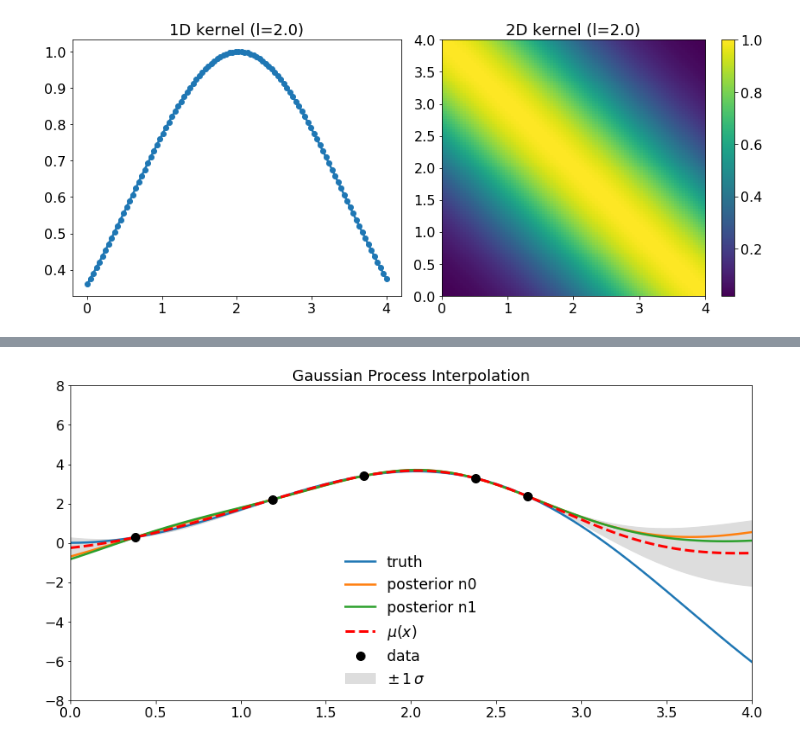
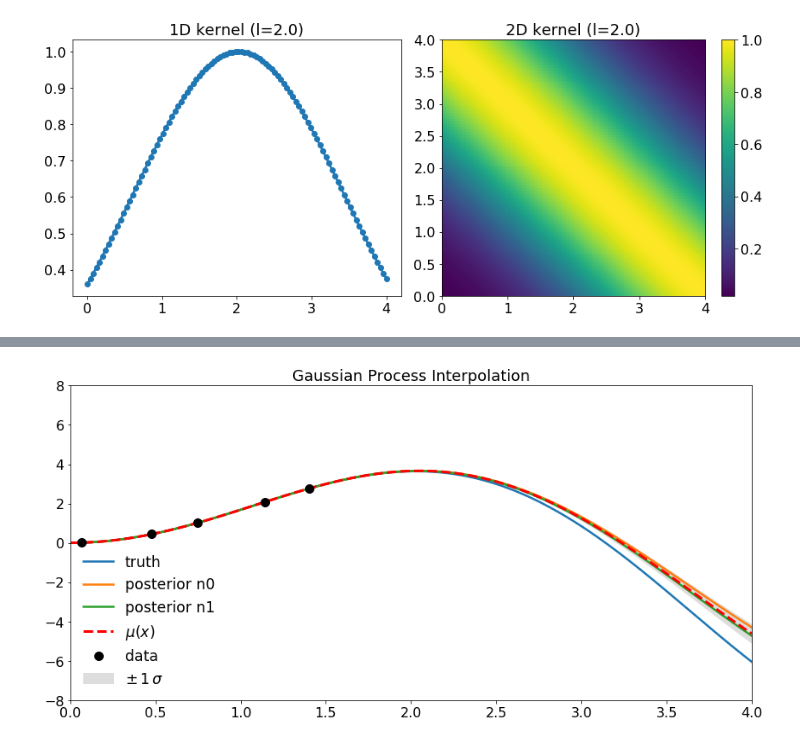
Before and after one commit to rmadar/ExamplesWithPython, a Jupyter notebook: NotebookExamples/GaussianProcesses.ipynb, the cells around one changed output, grey strips where cells are left out. Saved outputs shown, nothing was run; the diff lists cells and outputs as text; code cells hidden in the pictures.

Commit message:
Adding a function to perform GP for different parameters

```diff
--- a/NotebookExamples/GaussianProcesses.ipynb
+++ b/NotebookExamples/GaussianProcesses.ipynb
@@ -78,44 +78,44 @@ def truth_function(x):
 
 # Noiseless training data
 Ndata=5
-xtrain = np.sort(0.8*(xmax-xmin)*np.random.rand(Ndata)+xmin).reshape(Ndata,1)
+xtrain = np.sort(0.5*(xmax-xmin)*np.random.rand(Ndata)+xmin).reshape(Ndata,1)
 ytrain = truth_function(xtrain)
 # %%
-# Kernel parameter for this example
-param=0.7
+def perform_gp_prediction(_xtrain,_ytrain,_param):
 
-# Apply the kernel function to our training points
-K = kernel(xtrain, xtrain, param)
-L = np.linalg.cholesky( K + 1e-12*np.eye(len(xtrain)) )
+    # Apply the kernel function to our training points
+    K = kernel(_xtrain, _xtrain, _param)
+    L = np.linalg.cholesky( K + 1e-12*np.eye(len(_xtrain)) )
 
-# To print eigen values
-#print( np.linalg.eigvals(K) + 1e-12*np.eye(len(xtrain)) )
+    # Compute the mean at our test points.
+    K_s = kernel(_xtrain, xtest, _param)
+    Lk = np.linalg.solve(L, K_s)
+    mu = np.dot(Lk.T, np.linalg.solve(L, _ytrain)).reshape((ntest,))
 
-# Compute the mean at our test points.
-K_s = kernel(xtrain, xtest, param)
-Lk = np.linalg.solve(L, K_s)
-mu = np.dot(Lk.T, np.linalg.solve(L, ytrain)).reshape((ntest,))
+    # Compute the standard deviation so we can plot it
+    K_ss = kernel(xtest, xtest, _param)
+    s2 = np.diag(K_ss) - np.sum(Lk**2, axis=0)
+    stdv = np.sqrt(s2)
 
-# Compute the standard deviation so we can plot it
-s2 = np.diag(K_ss) - np.sum(Lk**2, axis=0)
-stdv = np.sqrt(s2)
+    # Get function from the posterior at our test points.
+    L = np.linalg.cholesky( K_ss + 1e-12*np.eye(ntest) - np.dot(Lk.T, Lk) )
+    f_post = mu.reshape(-1,1) + np.dot(L, np.random.normal(size=(ntest,2)))
 
-# Get function from the posterior at our test points.
-K_ss = kernel(xtest, xtest, param)
-L = np.linalg.cholesky( K_ss + 1e-12*np.eye(ntest) - np.dot(Lk.T, Lk) )
-f_post = mu.reshape(-1,1) + np.dot(L, np.random.normal(size=(ntest,2)))
+    # Plots things
+    plt.figure(figsize=(12,6))
+    plt.plot(np.linspace(xmin,xmax,500),truth_function(np.linspace(xmin,xmax,500)), label='truth' )
+    for i in range(len(f_post[1])):
+        plt.plot(xtest, f_post[:,i], label='posterior n{:.0f}'.format(i))
+    plt.gca().fill_between(xtest.flat, mu-2*stdv, mu+2*stdv, color="#dddddd", label='$\pm \, 1 \, \sigma$')
+    plt.plot(xtest, mu, 'r--', lw=3, label='$\mu(x)$')
+    plt.plot(_xtrain, _ytrain,'o', color='black', ms=10, zorder=10, label='data')
+    plt.axis([xmin, xmax, -8, 8])
+    plt.title('Gaussian Process Interpolation')
+    plt.legend()
+    plt.tight_layout()
 
-# Plots things
-plt.figure(figsize=(12,6))
-plt.plot(np.linspace(xmin,xmax,500),truth_function(np.linspace(xmin,xmax,500)), label='truth' )
-for i in range(len(f_post[1])):
-    plt.plot(xtest, f_post[:,i], label='posterior n{:.0f}'.format(i))
-plt.gca().fill_between(xtest.flat, mu-2*stdv, mu+2*stdv, color="#dddddd", label='$\pm \, 1 \, \sigma$')
-plt.plot(xtest, mu, 'r--', lw=3, label='$\mu(x)$')
-plt.plot(xtrain, ytrain,'o', color='black', ms=10, zorder=10, label='data')
-plt.axis([xmin, xmax, -8, 8])
-plt.title('Gaussian Process Interpolation')
-plt.legend()
-plt.tight_layout()
+    return
-# %% [output]
-[figure, removed]
+# %%
+perform_gp_prediction(xtrain,ytrain,5)
+# %% [output]
+[figure, added]
```
Also changed, not shown: parts of 2 cells of this notebook.
